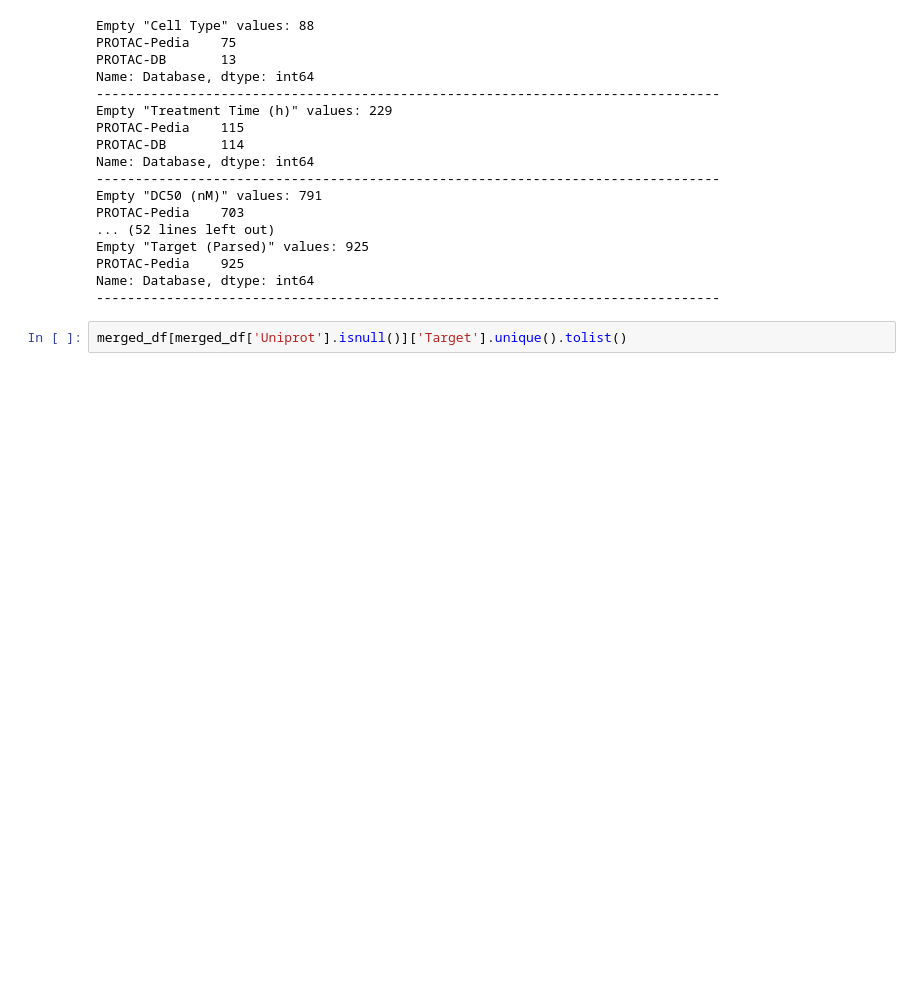
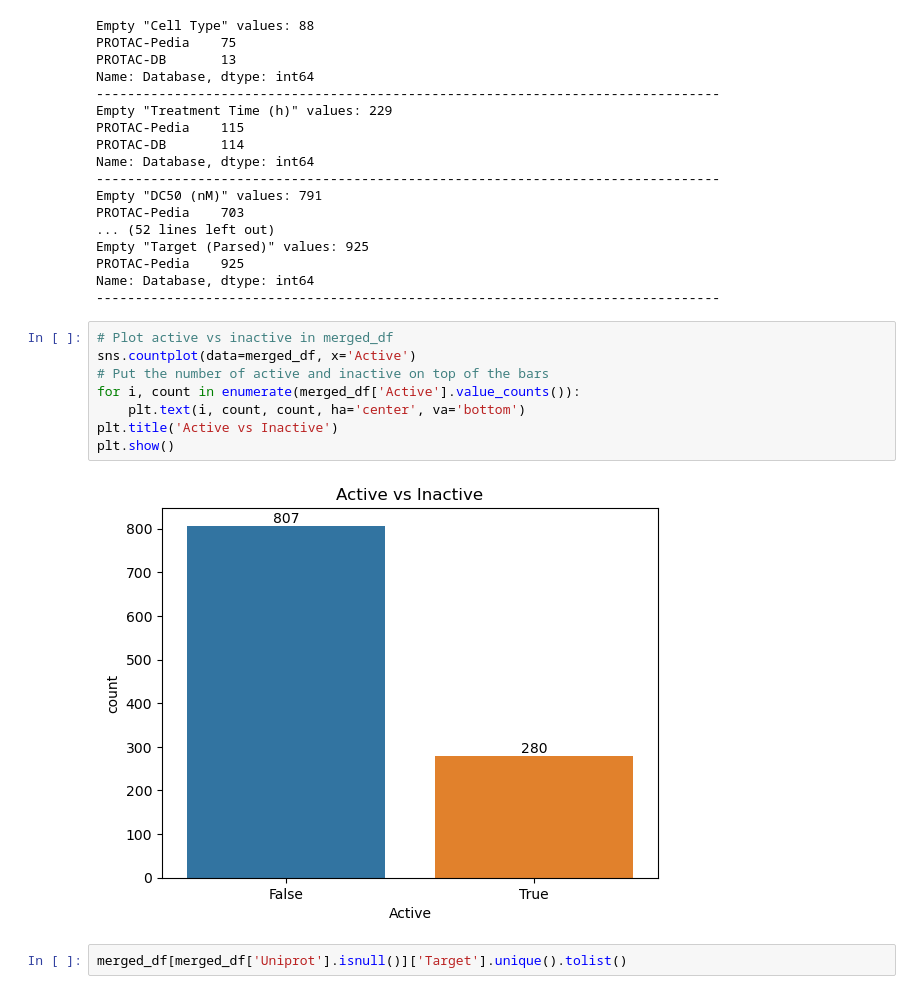
Before and after one commit to ribesstefano/PROTAC-Degradation-Predictor, a Jupyter notebook: notebooks/data_curation.ipynb, the cells around one changed output. Saved outputs shown, nothing was run; the diff lists cells and outputs as text; blank space fills up the shorter version.

```diff
--- a/notebooks/data_curation.ipynb
+++ b/notebooks/data_curation.ipynb
@@ -945,6 +966,16 @@ Empty "Target (Parsed)" values: 925
 PROTAC-Pedia    925
 Name: Database, dtype: int64
 --------------------------------------------------------------------------------
+# %%
+# Plot active vs inactive in merged_df
+sns.countplot(data=merged_df, x='Active')
+# Put the number of active and inactive on top of the bars
+for i, count in enumerate(merged_df['Active'].value_counts()):
+    plt.text(i, count, count, ha='center', va='bottom')
+plt.title('Active vs Inactive')
+plt.show()
+# %% [output]
+[figure, added]
 # %%
 merged_df[merged_df['Uniprot'].isnull()]['Target'].unique().tolist()
 # %% [output]
```
Also changed, not shown: parts of 14 cells of this notebook, 1 other file.
